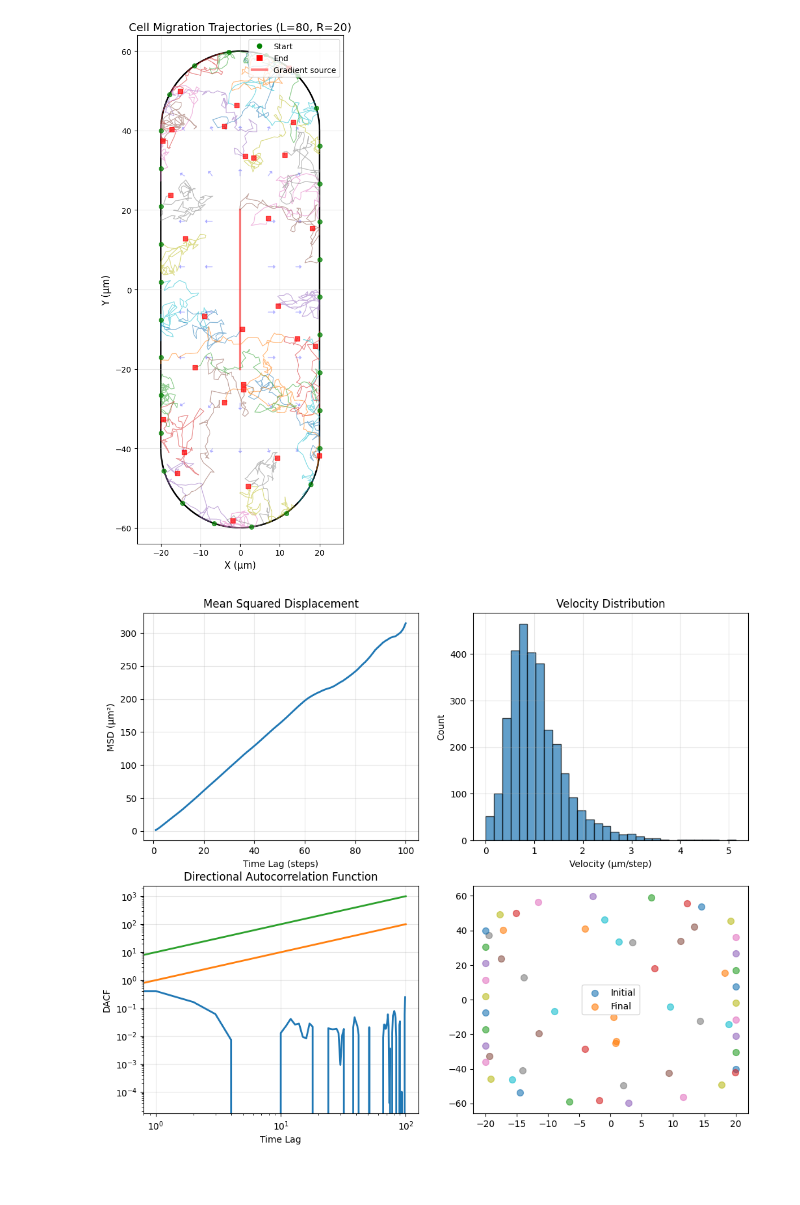
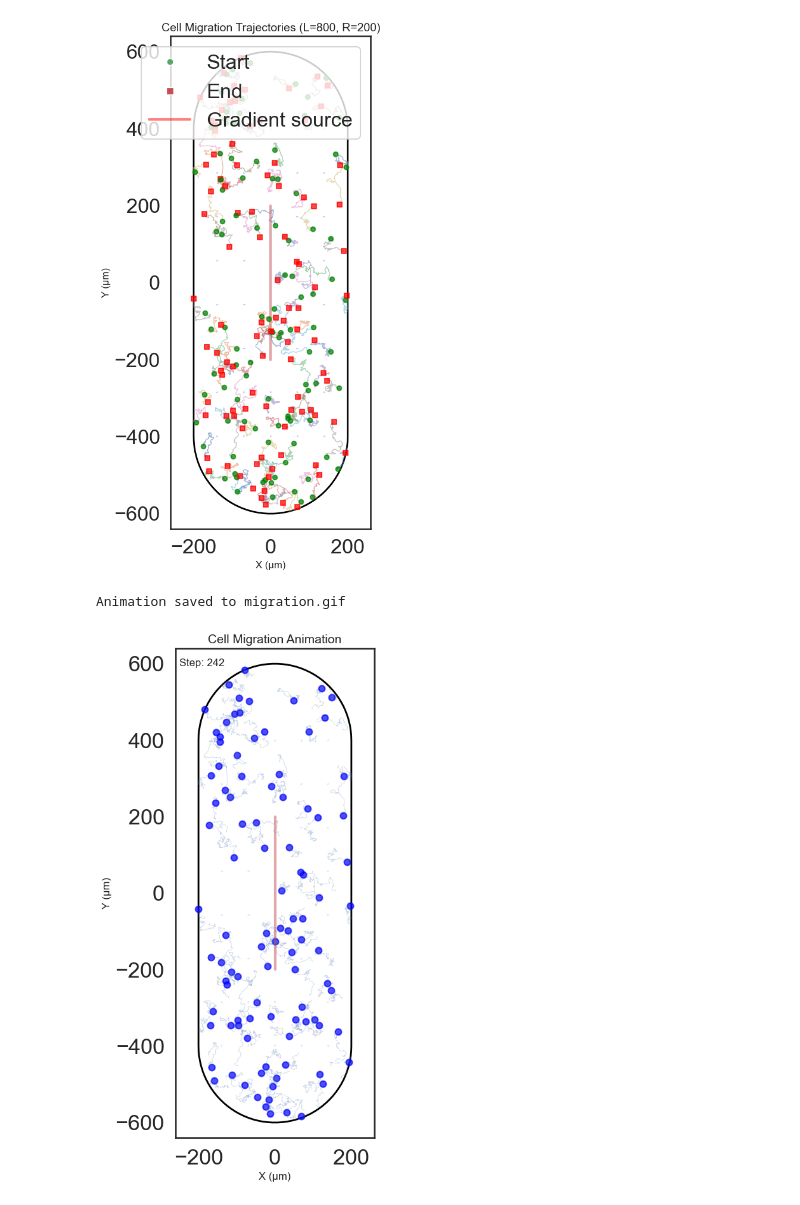
Before and after one commit to puginarug/MCmigrate, a Jupyter notebook: running_sim_in_nb.ipynb, the cells around one changed output. Saved outputs shown, nothing was run; the diff lists cells and outputs as text; code cells hidden in the pictures.

```diff
--- a/running_sim_in_nb.ipynb
+++ b/running_sim_in_nb.ipynb
@@ -4,0 +6,15 @@ import matplotlib.pyplot as plt
+# %%
+# Set the style for Seaborn plots
+sns.set_theme(style="white", rc={"axes.labelsize": 22, "xtick.labelsize": 18, "ytick.labelsize": 18})
+sns.set_context("talk", font_scale=1.5)
+
+# Get 4 distinct colors from Seaborn's Set2 palette
+colors = sns.color_palette("colorblind", 4)
+
+# Assign colors to each dataset
+color_map = {
+    "3D Manual Tracking": colors[1],
+    "3D BTrack Tracking": colors[3],
+    "2D BTrack Tracking": colors[2],
+    "Simulation": colors[0],
+}
@@ -36,7 +59,7 @@ Simulation completed: 100 steps
 # %%
 from markov import MarkovChain
 from simulation import Simulation
-import pandas as pd
+from scipy.stats import lognorm
 
 # Load data
 data = pd.read_csv(r'D:\David\endoderm_migration\raw_data\220125_2DFACS_FOXA2positive_lateday2\tracks_df_220125_2DFACS_FOXA2positive_lateday2.csv')
@@ -51,16 +74,18 @@ data['v_y'] = data['dy'] / data['dt']
 data['velocity'] = np.sqrt(data['dx']**2 + data['dy']**2)/data['dt']
 data['velocity'] = data['velocity'].replace([np.inf, -np.inf], np.nan)
 
-
+# Fit a log-normal distribution to the velocity data
+velocity_data = data['velocity'].dropna().values
+velocity_data = velocity_data[velocity_data > 0]
+shape, loc, scale = lognorm.fit(velocity_data, floc=0)
 
 tracks = [group[['x', 'y']].values
           for _, group in data.groupby('track_id')]
 
 # Fit Markov chain
+B = 24  # Number of angle bins
+n = 10  # Number of previous angles to consider
+
 mc = MarkovChain()
-mc.fit(tracks, B=12, n=3)
-
-# Run simulation with fitted model
-sim = Simulation(markov_chain=mc, initial_distribution='perimeter', stadium_L=80, stadium_R=20, source_length=40, chemotaxis_strength=-0.3, repulsion_strength=0.2, interaction_radius=2.0)
-sim.run(n_steps=100)
+mc.fit(tracks, B=B, n=n)
 # %% [output]
@@ -72,0 +93,5 @@ Simulation completed: 100 steps
+# %%
+# Run simulation with fitted model
+sim = Simulation(n_cells=100, markov_chain=mc, starting_positions='uniform', stadium_L=800, stadium_R=200, source_length=400, chemotaxis_strength=0.0, repulsion_strength=0.0, interaction_radius=1.0)
+sim.run(n_steps=data['step'].max())
+sim_df = sim.get_dataframe()
@@ -73,14 +109,15 @@ Simulation completed: 100 steps
 # %%
 from visualization import plot_trajectories, create_animation, plot_cell_statistics
 
 # Plot trajectories
 plot_trajectories(sim, show_gradient=True)
 
 # # Create animation
-# anim = create_animation(sim, save_path='migration.gif')
+anim = create_animation(sim, save_path='migration.gif')
 
 # Plot statistics
 plot_cell_statistics(sim)
 # %% [output]
-[figure, old version]
+[figure, new version]
+Animation saved to migration.gif
-[figure, old version]
+[figure, new version]
```
Also changed, not shown: parts of 17 cells of this notebook, 8 other files.
